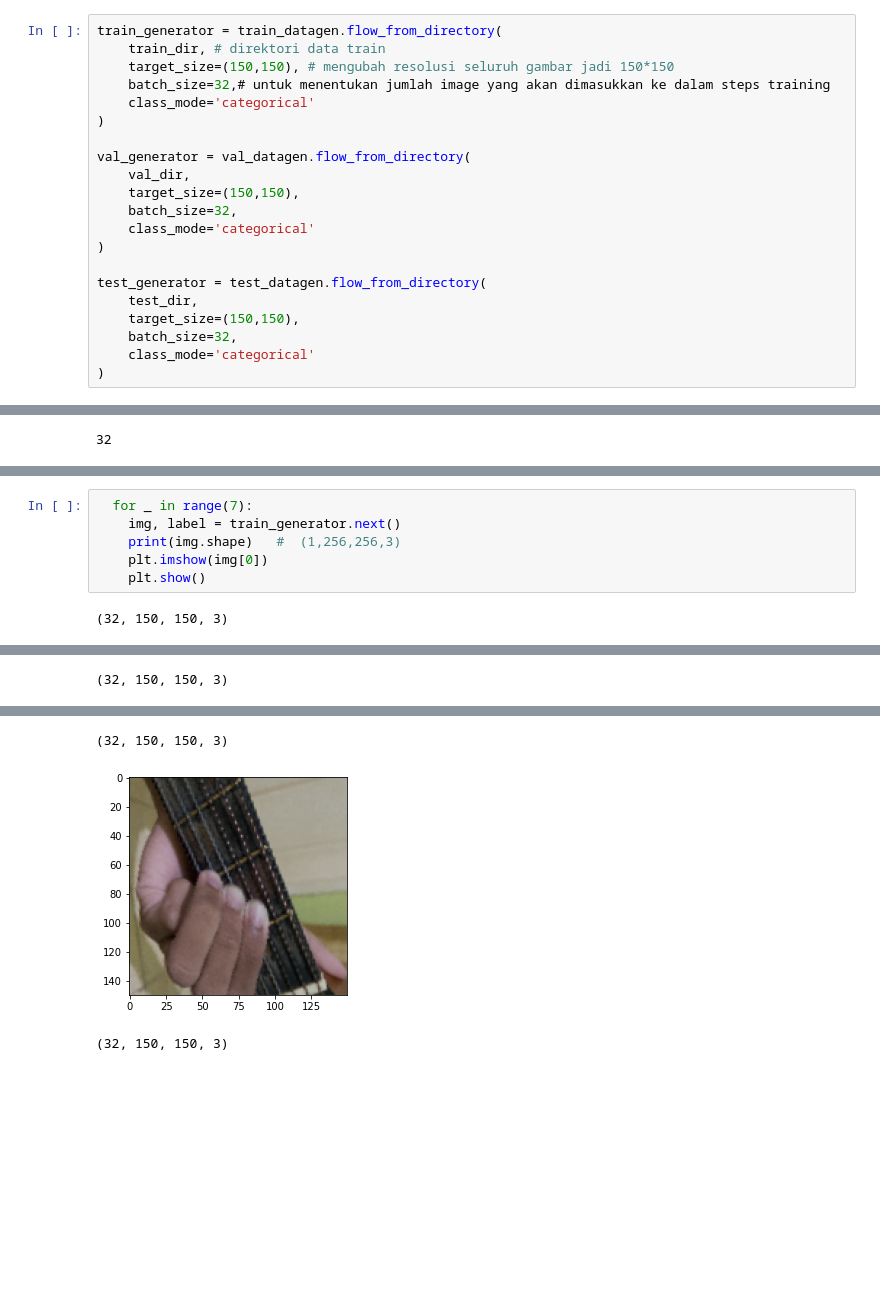
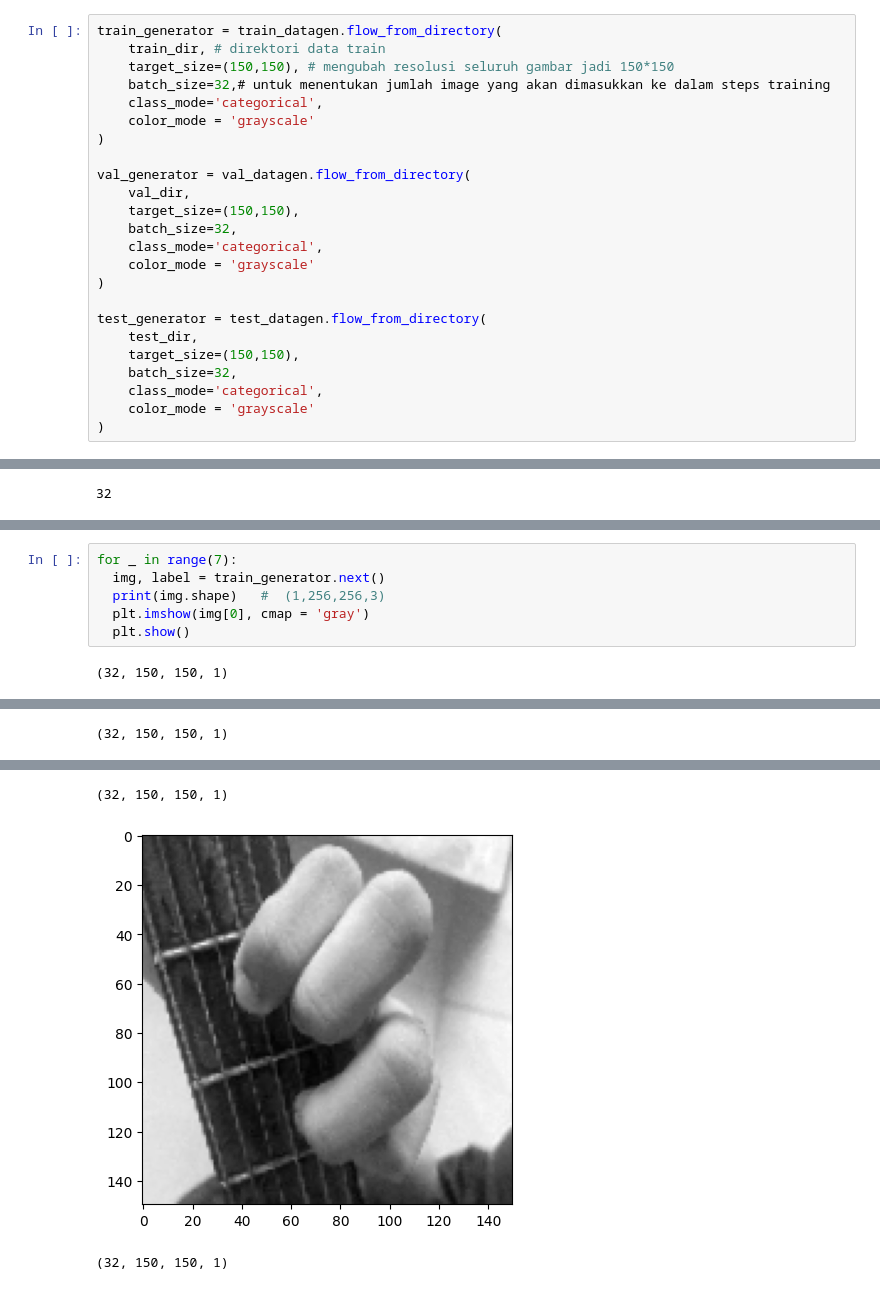
Before and after one commit to Nizares/GuitarChordsClassification, a Jupyter notebook: Kunci_Gitar.ipynb, the cells around one changed output, grey strips where cells are left out. Saved outputs shown, nothing was run; the diff lists cells and outputs as text; blank space fills up the shorter version.

```diff
--- a/Kunci_Gitar.ipynb
+++ b/Kunci_Gitar.ipynb
@@ -70,20 +68,23 @@ train_generator = train_datagen.flow_from_directory(
     train_dir, # direktori data train
     target_size=(150,150), # mengubah resolusi seluruh gambar jadi 150*150
     batch_size=32,# untuk menentukan jumlah image yang akan dimasukkan ke dalam steps training
-    class_mode='categorical'
+    class_mode='categorical',
+    color_mode = 'grayscale'
 )
 
 val_generator = val_datagen.flow_from_directory(
     val_dir,
     target_size=(150,150),
     batch_size=32,
-    class_mode='categorical'
+    class_mode='categorical',
+    color_mode = 'grayscale'
 )
 
 test_generator = test_datagen.flow_from_directory(
     test_dir,
     target_size=(150,150),
     batch_size=32,
-    class_mode='categorical'
+    class_mode='categorical',
+    color_mode = 'grayscale'
 )
 # %% [output]
@@ -132,8 +145,8 @@ for i in range(9):
 # %%
-  for _ in range(7):
-    img, label = train_generator.next()
-    print(img.shape)   #  (1,256,256,3)
-    plt.imshow(img[0])
-    plt.show()
+for _ in range(7):
+  img, label = train_generator.next()
+  print(img.shape)   #  (1,256,256,3)
+  plt.imshow(img[0], cmap = 'gray')
+  plt.show()
 # %% [output]
-(32, 150, 150, 3)
+(32, 150, 150, 1)
@@ -141 +154 @@ for i in range(9):
-(32, 150, 150, 3)
+(32, 150, 150, 1)
@@ -143,3 +156,3 @@ for i in range(9):
-(32, 150, 150, 3)
+(32, 150, 150, 1)
-[figure, old version]
+[figure, new version]
-(32, 150, 150, 3)
+(32, 150, 150, 1)
```
Also changed, not shown: parts of 34 cells of this notebook.
